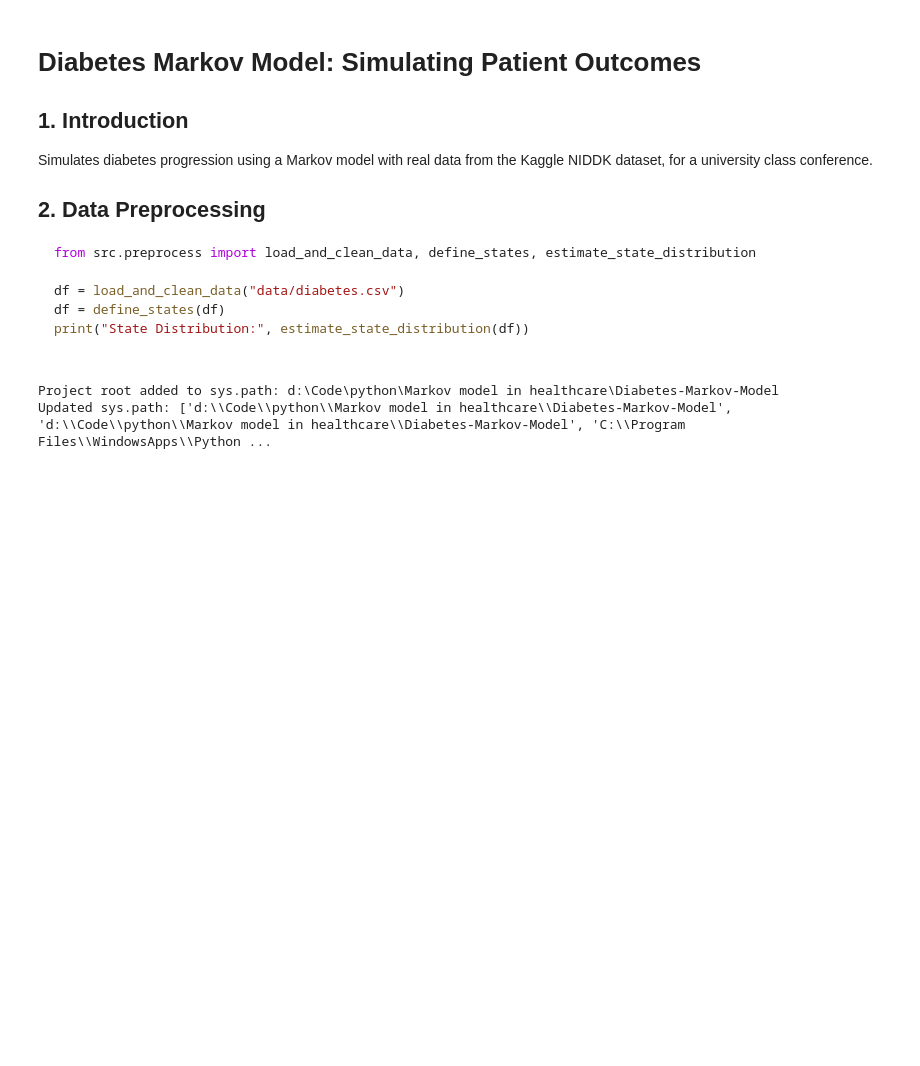
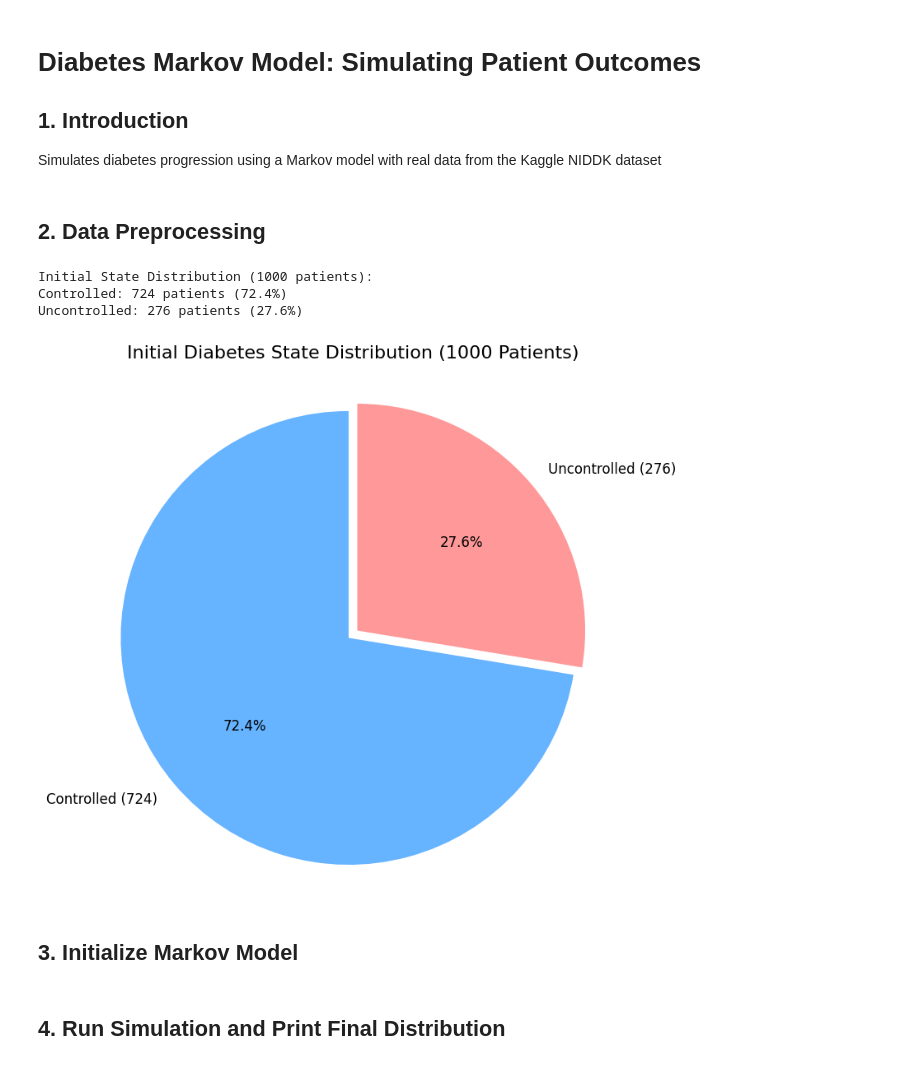
Before and after one commit to MohammadGhaderi0/Diabetes-Markov-Model, a Jupyter notebook: notebooks/Diabetes_Markov_Model.ipynb, the cells around one changed output. Cells and saved outputs as stored; diff of their text form; code cells hidden in the pictures; blank space fills up the shorter version.

Commit message:
added preprocessing chart to main notebook

````diff
--- a/notebooks/Diabetes_Markov_Model.ipynb
+++ b/notebooks/Diabetes_Markov_Model.ipynb
@@ -2,12 +2,4 @@
 # Diabetes Markov Model: Simulating Patient Outcomes
 
 ## 1. Introduction
-Simulates diabetes progression using a Markov model with real data from the Kaggle NIDDK dataset, for a university class conference.
-
-## 2. Data Preprocessing
-```python
-from src.preprocess import load_and_clean_data, define_states, estimate_state_distribution
-
-df = load_and_clean_data("data/diabetes.csv")
-df = define_states(df)
-print("State Distribution:", estimate_state_distribution(df))
+Simulates diabetes progression using a Markov model with real data from the Kaggle NIDDK dataset
@@ -14,19 +18,48 @@ print("State Distribution:", estimate_state_distribution(df))
+# %% [markdown]
+## 2. Data Preprocessing
+# %%
+# Set path for Jupyter
+project_root = os.path.abspath(os.path.join(os.getcwd(), ".."))
+df = load_and_clean_data(os.path.join(project_root, "data", "diabetes.csv"))
+df = define_states(df)
+initial_dist = estimate_state_distribution(df)
+
+# Calculate counts for 1000 patients
+states = ["Controlled", "Uncontrolled"]
+n_patients = 1000
+initial_counts = {state: round(initial_dist[state] * n_patients) for state in states}
+
+# Display results
+print("Initial State Distribution (1000 patients):")
+for state in states:
+    count = initial_counts[state]
+    percentage = count / n_patients * 100
+    print(f"{state}: {count} patients ({percentage:.1f}%)")
+
+# Create pie chart
+colors = ['#66b3ff', '#ff9999']
+explode = (0.05, 0)  # Pop Controlled
+plt.figure(figsize=(8, 8))
+plt.pie([initial_counts[state] for state in states], labels=[f"{state} ({initial_counts[state]})" for state in states],
+        colors=colors, explode=explode, autopct='%1.1f%%', startangle=90, textprops={'fontsize': 12})
+plt.title("Initial Diabetes State Distribution (1000 Patients)", fontsize=16, pad=20)
+plt.axis('equal')
+plt.savefig("initial_distribution_pie.png", dpi=300, bbox_inches='tight')
+plt.show()
+# %% [output]
+Initial State Distribution (1000 patients):
+Controlled: 724 patients (72.4%)
+Uncontrolled: 276 patients (27.6%)
+[figure, added]
+# %% [markdown]
+## 3. Initialize Markov Model
 # %%
-import sys
-import os
-# Add project root to sys.path
-project_root = os.path.abspath(os.path.join(os.getcwd(), ".."))
-sys.path.insert(0, project_root)
-print("Project root added to sys.path:", project_root)
-print("Updated sys.path:", sys.path)
-from src.markov_model import DiabetesMarkovModel, load_transition_matrix
 
 states = ["Controlled", "Uncontrolled", "Severe", "Death"]
 transition_matrix = load_transition_matrix("../data/probabilities.csv")  # Correct path
 model = DiabetesMarkovModel(transition_matrix, states, n_steps=60)
-# %% [output]
-Project root added to sys.path: d:\Code\python\Markov model in healthcare\Diabetes-Markov-Model
-Updated sys.path: ['d:\\Code\\python\\Markov model in healthcare\\Diabetes-Markov-Model', 'd:\\Code\\python\\Markov model in healthcare\\Diabetes-Markov-Model', 'C:\\Program Files\\WindowsApps\\Python ...
+# %% [markdown]
+## 4. Run Simulation and Print Final Distribution
 # %%
 trajectories, state_counts = model.simulate_cohort(n_patients=1000)
 print("Final state distribution:", dict(zip(states, state_counts)))
````
Also changed, not shown: parts of 4 cells of this notebook, 5 other files.
